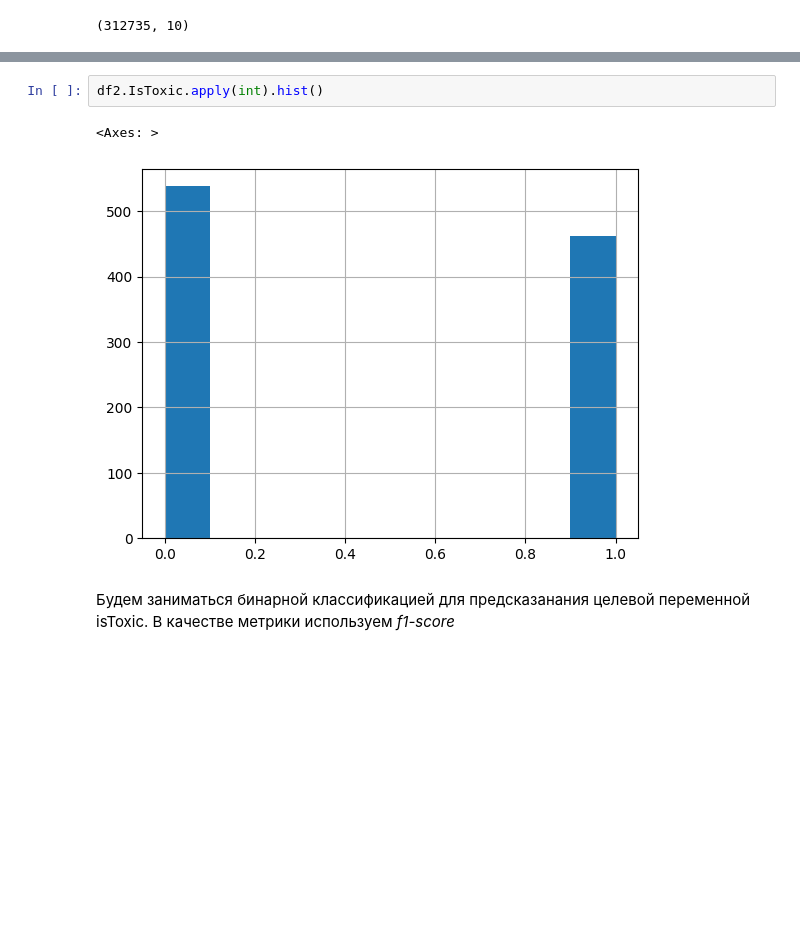
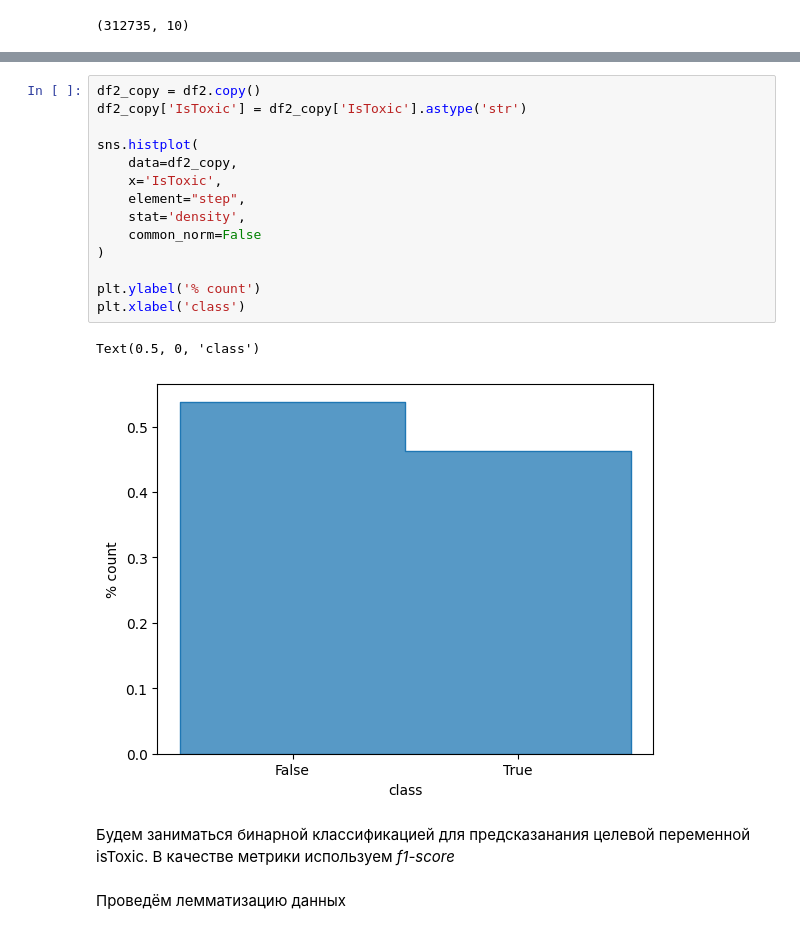
Before and after one commit to setday/HSE_ML_SP2024, a Jupyter notebook: notebooks/start.ipynb, the cells around one changed output, grey strips where cells are left out. Drawn from its saved outputs; the diff is of its cells as text; blank space fills up the shorter version.

```diff
--- a/notebooks/start.ipynb
+++ b/notebooks/start.ipynb
@@ -36,7 +51,21 @@ df2.sample(3)
-# %%
-df2.IsToxic.apply(int).hist()
-# %% [output]
-<Axes: >
-[figure, removed]
+# %%
+df2_copy = df2.copy()
+df2_copy['IsToxic'] = df2_copy['IsToxic'].astype('str')
+
+sns.histplot(
+    data=df2_copy,
+    x='IsToxic',
+    element="step",
+    stat='density',
+    common_norm=False
+)
+
+plt.ylabel('% count')
+plt.xlabel('class')
+# %% [output]
+Text(0.5, 0, 'class')
+[figure, added]
 # %% [markdown]
 Будем заниматься бинарной классификацией для предсказанания целевой переменной isToxic. В качестве метрики используем *f1-score*
+# %% [markdown]
+Проведём лемматизацию данных
```
Also changed, not shown: parts of 7 cells of this notebook, 1 other file.
